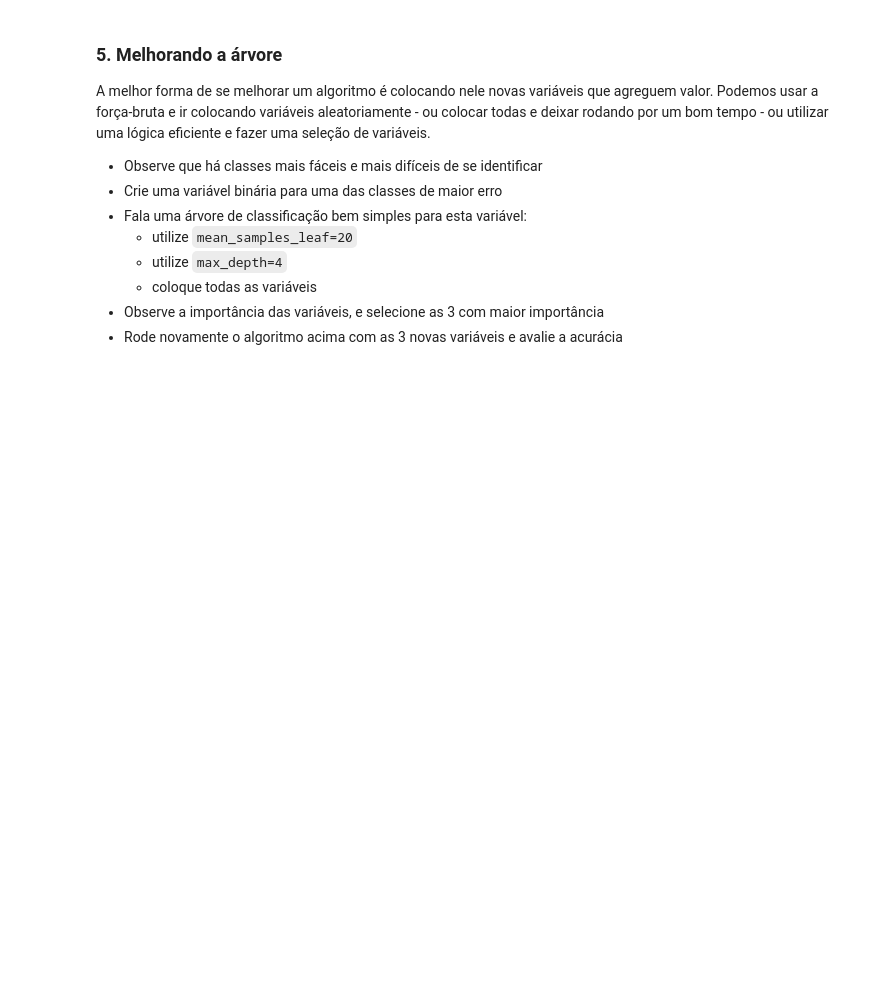
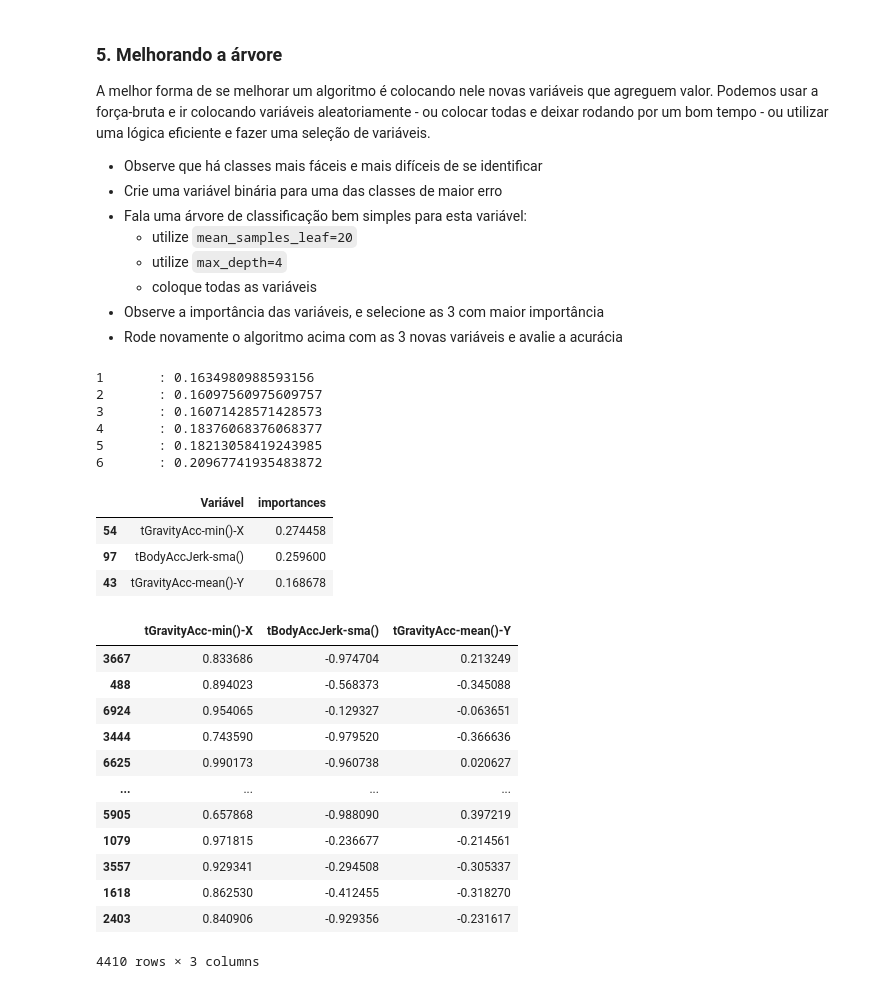
Before and after one commit to BrunoTDamiao/Curso_EBAC_CientistaDeDados, a Jupyter notebook: Módulo 17 - Arvores 2.2/Pratique 3/mod17_Arvores_II-Tarefa_3.ipynb, the cells around one changed output. Drawn from its saved outputs; the diff is of its cells as text; code cells hidden in the pictures; blank space fills up the shorter version.

```diff
--- a/Módulo 17 - Arvores 2.2/Pratique 3/mod17_Arvores_II-Tarefa_3.ipynb
+++ b/Módulo 17 - Arvores 2.2/Pratique 3/mod17_Arvores_II-Tarefa_3.ipynb
@@ -58,0 +185,46 @@ A melhor forma de se melhorar um algoritmo é colocando nele novas variáveis qu
+# %%
+cm = confusion_matrix(y_true=y_test,y_pred=y_pred)
+print(clf.classes_[0],"      :",cm[0,0]/cm.sum(axis=1)[0])
+print(clf.classes_[1],"      :",cm[1,1]/cm.sum(axis=1)[1])
+print(clf.classes_[2],"      :",cm[2,2]/cm.sum(axis=1)[2])
+print(clf.classes_[3],"      :",cm[3,3]/cm.sum(axis=1)[3])
+print(clf.classes_[4],"      :",cm[4,4]/cm.sum(axis=1)[4])
+print(clf.classes_[5],"      :",cm[5,5]/cm.sum(axis=1)[5])
+# %% [output]
+1       : 0.1634980988593156
+2       : 0.16097560975609757
+3       : 0.16071428571428573
+4       : 0.18376068376068377
+5       : 0.18213058419243985
+6       : 0.20967741935483872
+# %%
+y_train_maior_erro = pd.get_dummies(y_train, dtype=float)
+y_test_maior_erro = pd.get_dummies(y_test, dtype=float)
+clf = DecisionTreeClassifier(random_state=2360873, min_samples_leaf=20, max_depth=4).fit(X_train, y_train_maior_erro)
+novas_var = (pd.DataFrame(X_train.columns).rename({0:"Variável"},axis=1)
+            .assign(importances = clf.feature_importances_)
+            .sort_values(by='importances', ascending=False))[:3]
+
+novas_var
+# %% [output]
+|  | Variável | importances |
+| 54 | tGravityAcc-min()-X | 0.274458 |
+| 97 | tBodyAccJerk-sma() | 0.259600 |
+| 43 | tGravityAcc-mean()-Y | 0.168678 |
+# %%
+X_train_var_nova = X_train[novas_var['Variável']]
+X_train_var_nova
+# %% [output]
+|  | tGravityAcc-min()-X | tBodyAccJerk-sma() | tGravityAcc-mean()-Y |
+| 3667 | 0.833686 | -0.974704 | 0.213249 |
+| 488 | 0.894023 | -0.568373 | -0.345088 |
+| 6924 | 0.954065 | -0.129327 | -0.063651 |
+| 3444 | 0.743590 | -0.979520 | -0.366636 |
+| 6625 | 0.990173 | -0.960738 | 0.020627 |
+| ... | ... | ... | ... |
+| 5905 | 0.657868 | -0.988090 | 0.397219 |
+| 1079 | 0.971815 | -0.236677 | -0.214561 |
+| 3557 | 0.929341 | -0.294508 | -0.305337 |
+| 1618 | 0.862530 | -0.412455 | -0.318270 |
+| 2403 | 0.840906 | -0.929356 | -0.231617 |
+4410 rows × 3 columns
```
Also changed, not shown: parts of 18 cells of this notebook, 24 other files.
